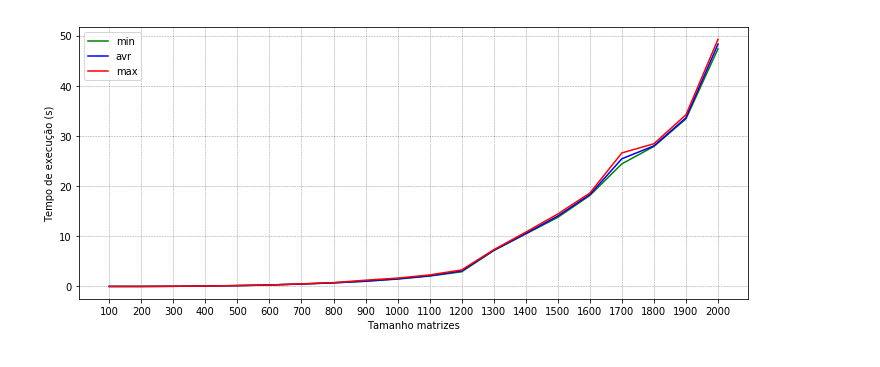
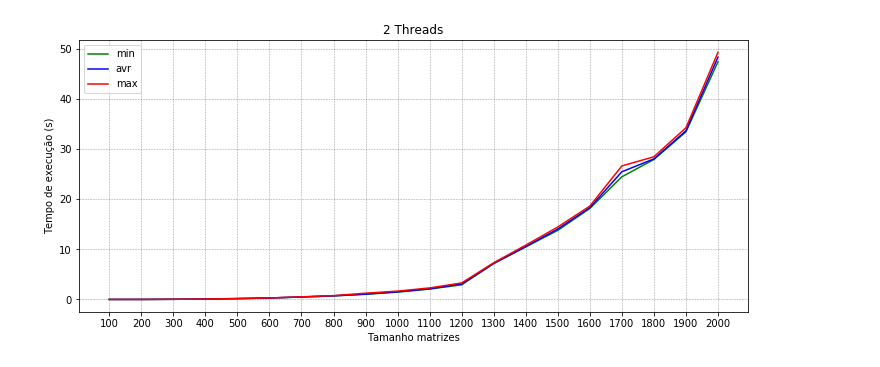
Before and after one commit to willianba/T-SisOp, a Jupyter notebook: src/python/graficos_paralelo.ipynb, the cells around one changed output. Cells and saved outputs as stored; diff of their text form; code cells hidden in the pictures.

```diff
--- a/src/python/graficos_paralelo.ipynb
+++ b/src/python/graficos_paralelo.ipynb
@@ -32,21 +32,22 @@ max_values = [max(thr2_100), max(thr2_200), max(thr2_300), max(thr2_400), max(th
 # %%
 fig, axes = plt.subplots(figsize=(12,5))
 
 axes.plot(min_values, label="min", color="green")
 axes.plot(avr_values, label="avr", color="blue")
 axes.plot(max_values, label="max", color="red")
 axes.set_ylabel("Tempo de execução (s)")
 axes.set_xlabel("Tamanho matrizes")
 axes.set_xticks(range(0,20))
 axes.set_xticklabels(range(100,2100,100))
+axes.set_title("2 Threads")
 
 # custom grid appearance
 axes.grid(color='black', alpha=0.4, linestyle='dashed', linewidth=0.5)
 
 axes.legend()
-fig.savefig("paralelo_2threads.jpg", dpi=200)
+fig.savefig("paralelo_2threads_titulo.jpg", dpi=200)
 # %% [output]
-[figure, old version]
+[figure, new version]
 # %%
 thr4_100 = [0.001209, 0.001188, 0.001252, 0.001204, 0.001197, 0.001217, 0.001178, 0.001189, 0.001233, 0.001201]
 thr4_200 = [0.006244, 0.006081, 0.006251, 0.006184, 0.006086, 0.006076, 0.006122, 0.006066, 0.006085, 0.006049]
```
Also changed, not shown: parts of 2 cells of this notebook, 4 other files.
